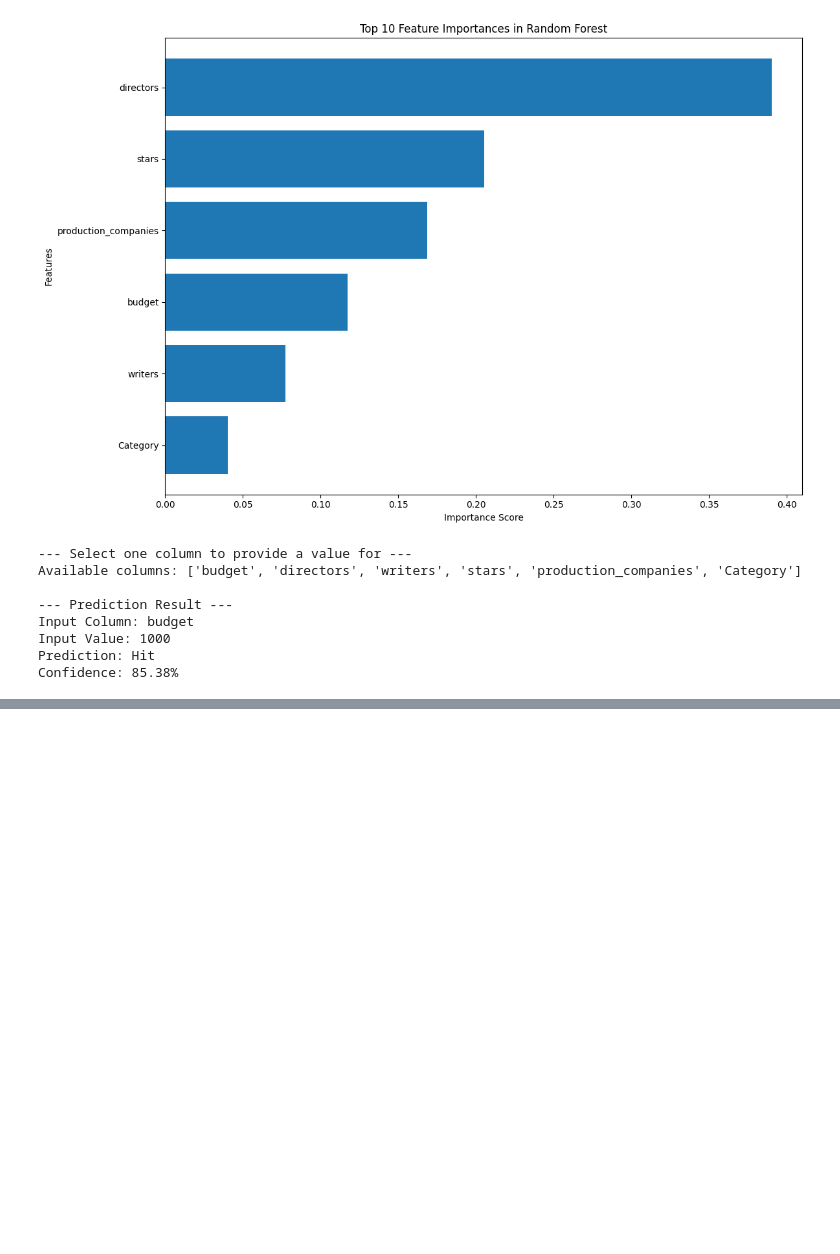
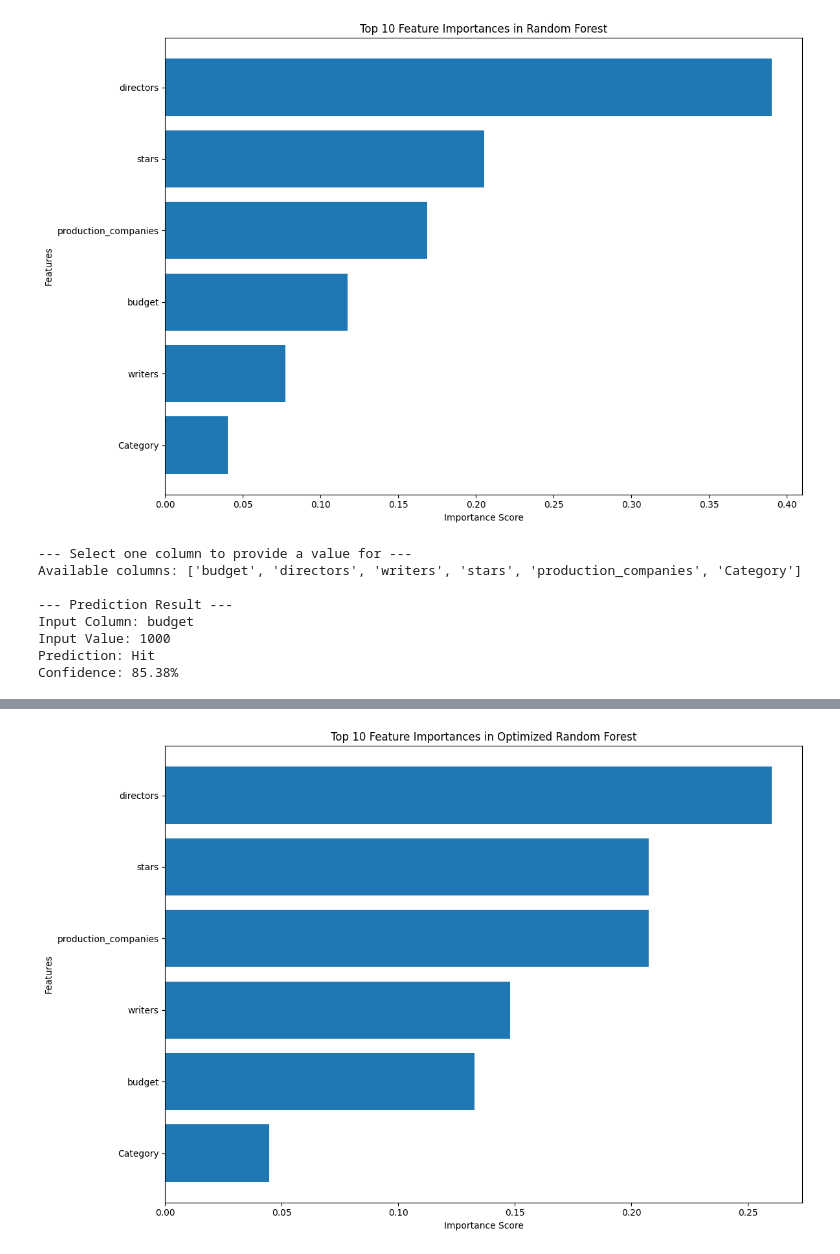
Before and after one commit to Encore-SKN-9/ml_2team, a Jupyter notebook: ys/random_forest.ipynb, the cells around one changed output, grey strips where cells are left out. Drawn from its saved outputs; the diff is of its cells as text; code cells hidden in the pictures; blank space fills up the shorter version.

Commit message:
random_forest update

```diff
--- a/ys/random_forest.ipynb
+++ b/ys/random_forest.ipynb
@@ -217,3 +217,82 @@ Input Column: budget
 Input Value: 1000
 Prediction: Hit
 Confidence: 85.38%
+# %%
+import numpy as np
+import pandas as pd
+import matplotlib.pyplot as plt
+from sklearn.model_selection import train_test_split, GridSearchCV
+from sklearn.ensemble import RandomForestClassifier
+from sklearn.preprocessing import StandardScaler
+from sklearn.metrics import classification_report, confusion_matrix
+
+# 데이터 로드
+df = pd.read_csv('./data/encoded_movies_data.csv')
+
+# Profit을 기준으로 Hit 여부 생성
+df['Hit'] = (df['Profit'] > 0).astype(int)  # Profit > 0 -> Hit(1), else -> Not Hit(0)
+
+# X, y 분리
+X = df.drop(['Profit', 'Hit', 'Year', 'Title', 'Duration', 'MPA'], axis=1)  # 필요없는 컬럼 제거
+y = df['Hit']
+
+# 문자열 데이터 처리 (범주형 변환)
+categorical_columns = X.select_dtypes(include=['object']).columns
+X = pd.get_dummies(X, columns=categorical_columns, drop_first=True)
+
+# 데이터셋 분리
+X_train, X_test, y_train, y_test = train_test_split(X, y, random_state=0, test_size=0.2)
+
+# 데이터 스케일링
+scaler = StandardScaler()
+X_train_scaled = scaler.fit_transform(X_train)
+X_test_scaled = scaler.transform(X_test)
+
+# ----------------- 하이퍼파라미터 튜닝 ----------------- #
+param_grid = {
+    'n_estimators': [50, 100, 200],
+    'max_depth': [3, 5, 10, None],
+    'min_samples_split': [2, 5, 10],
+    'min_samples_leaf': [1, 2, 4]
+}
+
+grid_search = GridSearchCV(RandomForestClassifier(random_state=42), param_grid, cv=5, scoring='accuracy', n_jobs=-1, verbose=2)
+grid_search.fit(X_train_scaled, y_train)
+
+# 최적의 하이퍼파라미터 출력
+print("\nBest Parameters:", grid_search.best_params_)
+
+# 최적의 모델 학습
+best_rf_clf = grid_search.best_estimator_
+
+# ----------------- 모델 성능 평가 ----------------- #
+train_score = best_rf_clf.score(X_train_scaled, y_train)
+test_score = best_rf_clf.score(X_test_scaled, y_test)
+print(f"\nOptimized Train Accuracy: {train_score:.2f}")
+print(f"Optimized Test Accuracy: {test_score:.2f}")
+
+# 테스트 데이터 예측
+y_pred = best_rf_clf.predict(X_test_scaled)
+
+# 성능 평가 지표 출력
+print("\n--- Classification Report ---")
+print(classification_report(y_test, y_pred))
+
+print("\n--- Confusion Matrix ---")
+print(confusion_matrix(y_test, y_pred))
+
+# ----------------- 특성 중요도 시각화 ----------------- #
+feature_importances = best_rf_clf.feature_importances_
+sorted_indices = np.argsort(feature_importances)[::-1]
+sorted_features = X.columns[sorted_indices]
+
+plt.figure(figsize=(12, 8))
+plt.barh(sorted_features[:10], feature_importances[sorted_indices][:10])
+plt.gca().invert_yaxis()
+plt.title("Top 10 Feature Importances in Optimized Random Forest")
+plt.xlabel("Importance Score")
+plt.ylabel("Features")
+plt.tight_layout()
+plt.savefig('optimized_random_forest_feature_importances.png')
+plt.show()
+# %% [output]
@@ -219,0 +316 @@ Confidence: 85.38%
+[figure, added]
```
Also changed, not shown: parts of 1 cell of this notebook, 1 other file.
